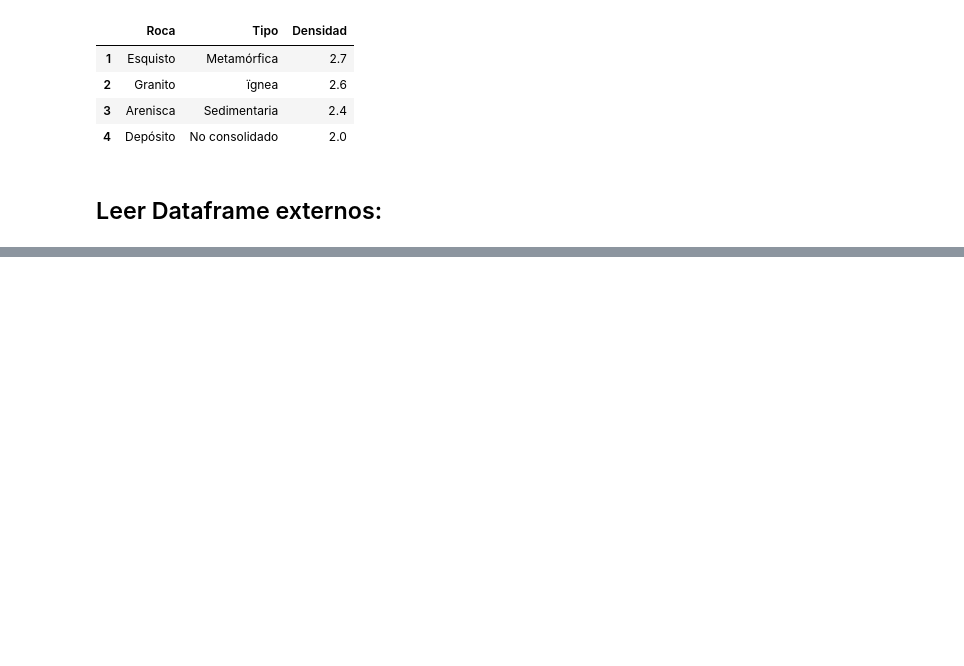
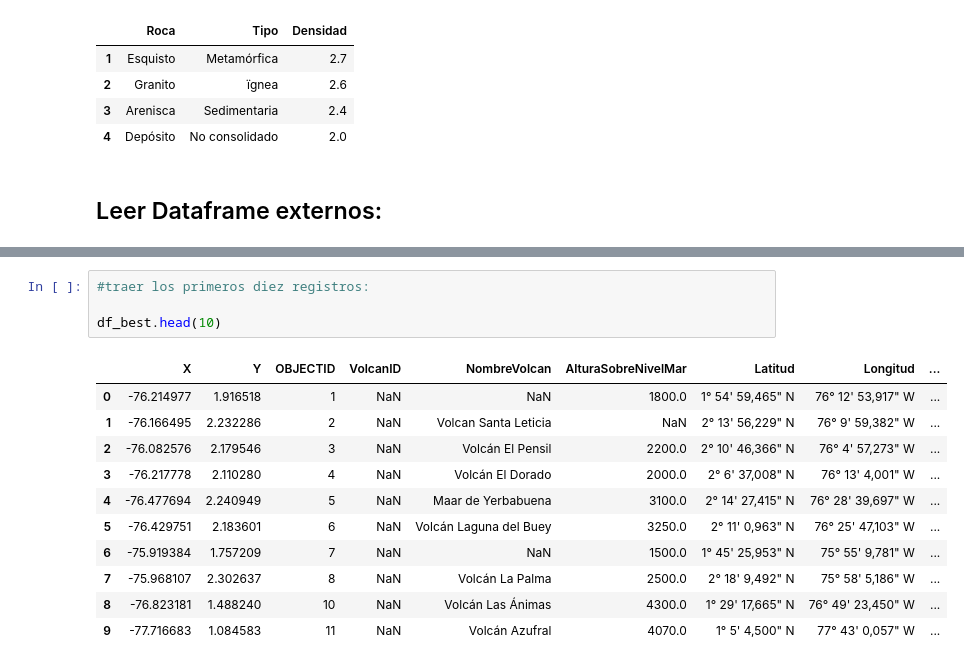
Before and after one commit to JuanZarate3/Nuevo_git, a Jupyter notebook: proyecto_sesion_2/modulo_1/Pandas.ipynb, the cells around one changed output, grey strips where cells are left out. Saved outputs shown, nothing was run; the diff lists cells and outputs as text; blank space fills up the shorter version.

```diff
--- a/proyecto_sesion_2/modulo_1/Pandas.ipynb
+++ b/proyecto_sesion_2/modulo_1/Pandas.ipynb
@@ -46,0 +67,16 @@ rocas_df
+# %%
+#traer los primeros diez registros:
+
+df_best.head(10)
+# %% [output]
+|  | X | Y | OBJECTID | VolcanID | NombreVolcan | AlturaSobreNivelMar | Latitud | Longitud | ... |
+| 0 | -76.214977 | 1.916518 | 1 | NaN | NaN | 1800.0 | 1° 54' 59,465" N | 76° 12' 53,917" W | ... |
+| 1 | -76.166495 | 2.232286 | 2 | NaN | Volcan Santa Leticia | NaN | 2° 13' 56,229" N | 76° 9' 59,382" W | ... |
+| 2 | -76.082576 | 2.179546 | 3 | NaN | Volcán El Pensil | 2200.0 | 2° 10' 46,366" N | 76° 4' 57,273" W | ... |
+| 3 | -76.217778 | 2.110280 | 4 | NaN | Volcán El Dorado | 2000.0 | 2° 6' 37,008" N | 76° 13' 4,001" W | ... |
+| 4 | -76.477694 | 2.240949 | 5 | NaN | Maar de Yerbabuena | 3100.0 | 2° 14' 27,415" N | 76° 28' 39,697" W | ... |
+| 5 | -76.429751 | 2.183601 | 6 | NaN | Volcán Laguna del Buey | 3250.0 | 2° 11' 0,963" N | 76° 25' 47,103" W | ... |
+| 6 | -75.919384 | 1.757209 | 7 | NaN | NaN | 1500.0 | 1° 45' 25,953" N | 75° 55' 9,781" W | ... |
+| 7 | -75.968107 | 2.302637 | 8 | NaN | Volcán La Palma | 2500.0 | 2° 18' 9,492" N | 75° 58' 5,186" W | ... |
+| 8 | -76.823181 | 1.488240 | 10 | NaN | Volcán Las Ánimas | 4300.0 | 1° 29' 17,665" N | 76° 49' 23,450" W | ... |
+| 9 | -77.716683 | 1.084583 | 11 | NaN | Volcán Azufral | 4070.0 | 1° 5' 4,500" N | 77° 43' 0,057" W | ... |
```
Also changed, not shown: parts of 9 cells of this notebook.
